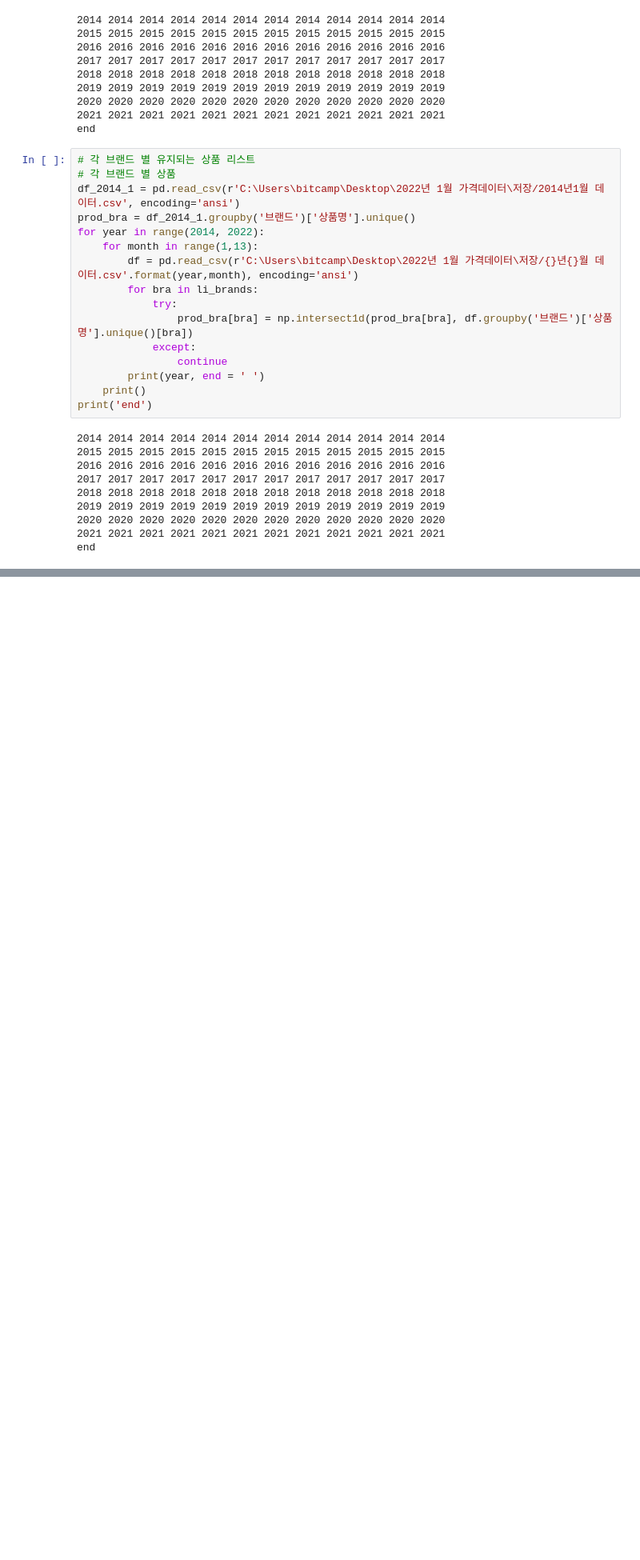
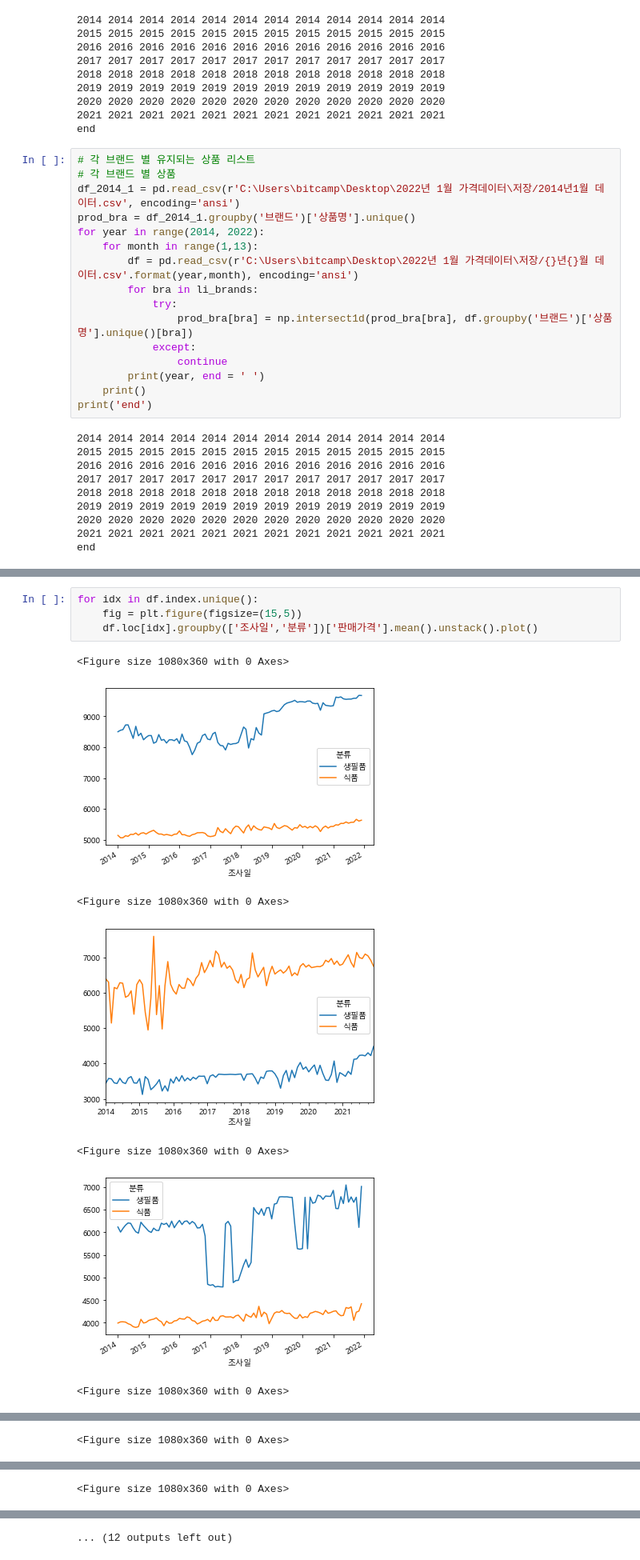
Before and after one commit to cldud400/fintech_1st_project, a Jupyter notebook: 임시저장.ipynb, the cells around one changed output, grey strips where cells are left out. Shown: that part at 80% size. Drawn from its saved outputs; the diff is of its cells as text; blank space fills up the shorter version.

```diff
--- a/임시저장.ipynb
+++ b/임시저장.ipynb
@@ -261,0 +281,12 @@ df.loc['CU']['상품명'].isna().sum()
+# %%
+for idx in df.index.unique():
+    fig = plt.figure(figsize=(15,5))
+    df.loc[idx].groupby(['조사일','분류'])['판매가격'].mean().unstack().plot()
+# %% [output]
+<Figure size 1080x360 with 0 Axes>
+[figure, added]
+<Figure size 1080x360 with 0 Axes>
+[figure, added]
+<Figure size 1080x360 with 0 Axes>
+[figure, added]
+<Figure size 1080x360 with 0 Axes>
@@ -261,0 +294 @@ df.loc['CU']['상품명'].isna().sum()
+<Figure size 1080x360 with 0 Axes>
@@ -261,0 +296 @@ df.loc['CU']['상품명'].isna().sum()
+<Figure size 1080x360 with 0 Axes>
@@ -261,0 +298 @@ df.loc['CU']['상품명'].isna().sum()
+... (12 outputs left out)
```
Also changed, not shown: parts of 16 cells of this notebook.
